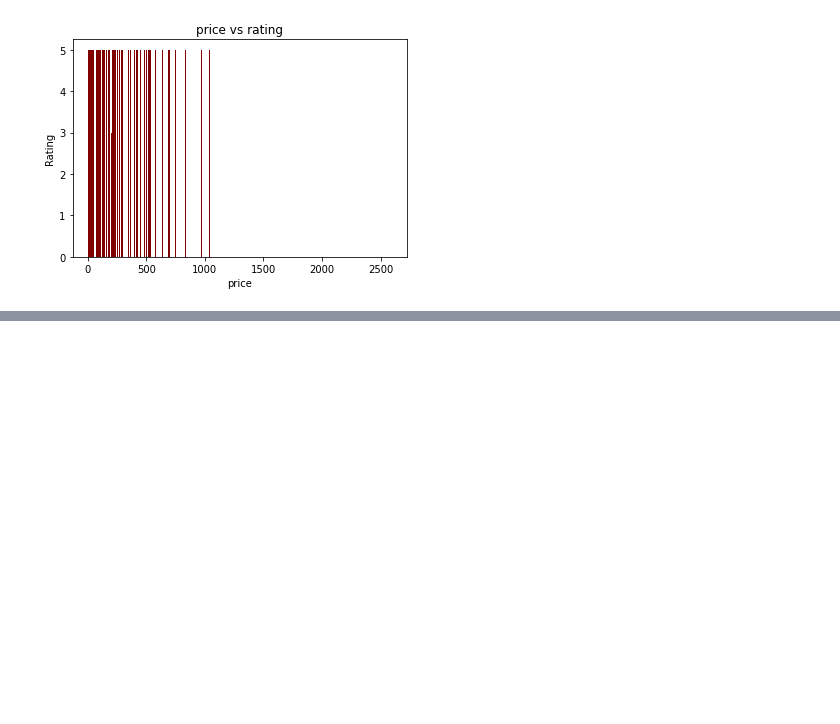
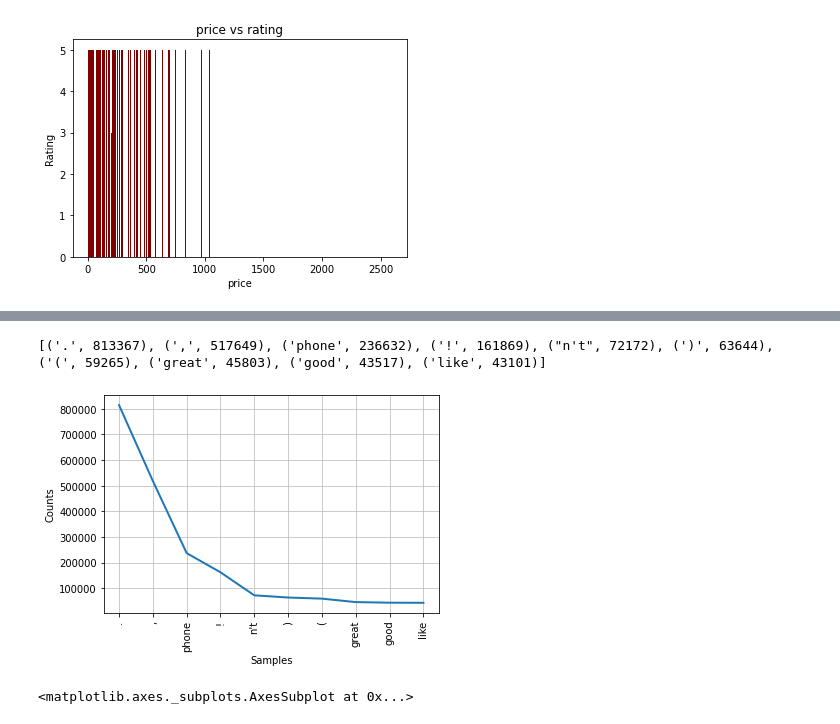
Before and after one commit to Nikil9/NLP-Project, a Jupyter notebook: SA.ipynb, the cells around one changed output, grey strips where cells are left out. Cells and saved outputs as stored; diff of their text form; code cells hidden in the pictures; blank space fills up the shorter version.

```diff
--- a/SA.ipynb
+++ b/SA.ipynb
@@ -148,0 +169,21 @@ plt.show()
+# %%
+df['Reviews']=df['Reviews'].fillna("")
+# %%
+import nltk
+from nltk import word_tokenize
+from nltk.corpus import stopwords
+nltk.download('punkt')
+nltk.download('stopwords')
+
+review=[]
+for i_review in df['Reviews']:
+  words=nltk.word_tokenize(i_review)
+  # words = [t for t in i_review.split() if t.isalpha()]
+  # remove all stopwords
+  for token in words:
+    if token.lower() in stopwords.words('english'):
+        words.remove(to ken)
+    else:
+      review.append(token)
+  # for word in words:
+  #   review.append(word)
@@ -148,0 +215,8 @@ plt.show()
+# %%
+freq = nltk.FreqDist(review)
+print(freq.most_common(10))
+freq.plot(10, cumulative=False)
+# %% [output]
+[('.', 813367), (',', 517649), ('phone', 236632), ('!', 161869), ("n't", 72172), (')', 63644), ('(', 59265), ('great', 45803), ('good', 43517), ('like', 43101)]
+[figure, added]
+<matplotlib.axes._subplots.AxesSubplot at 0x...>
```
Also changed, not shown: parts of 8 cells of this notebook.
